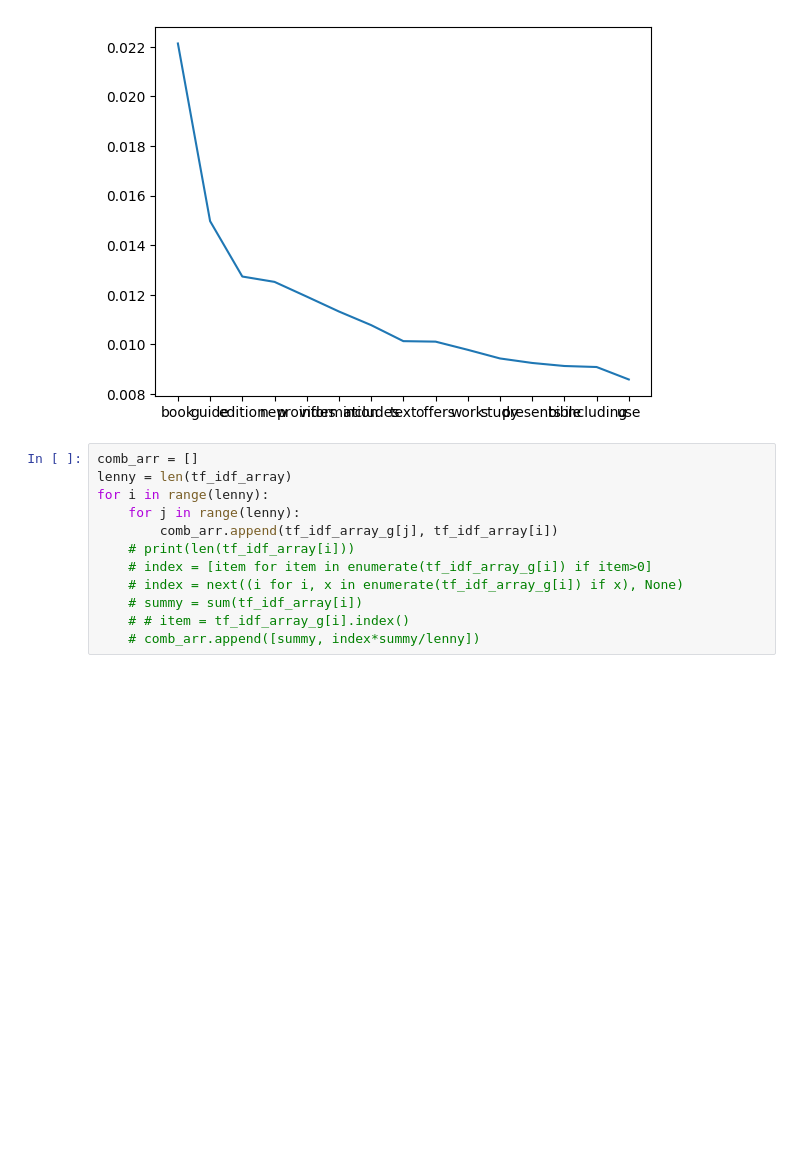
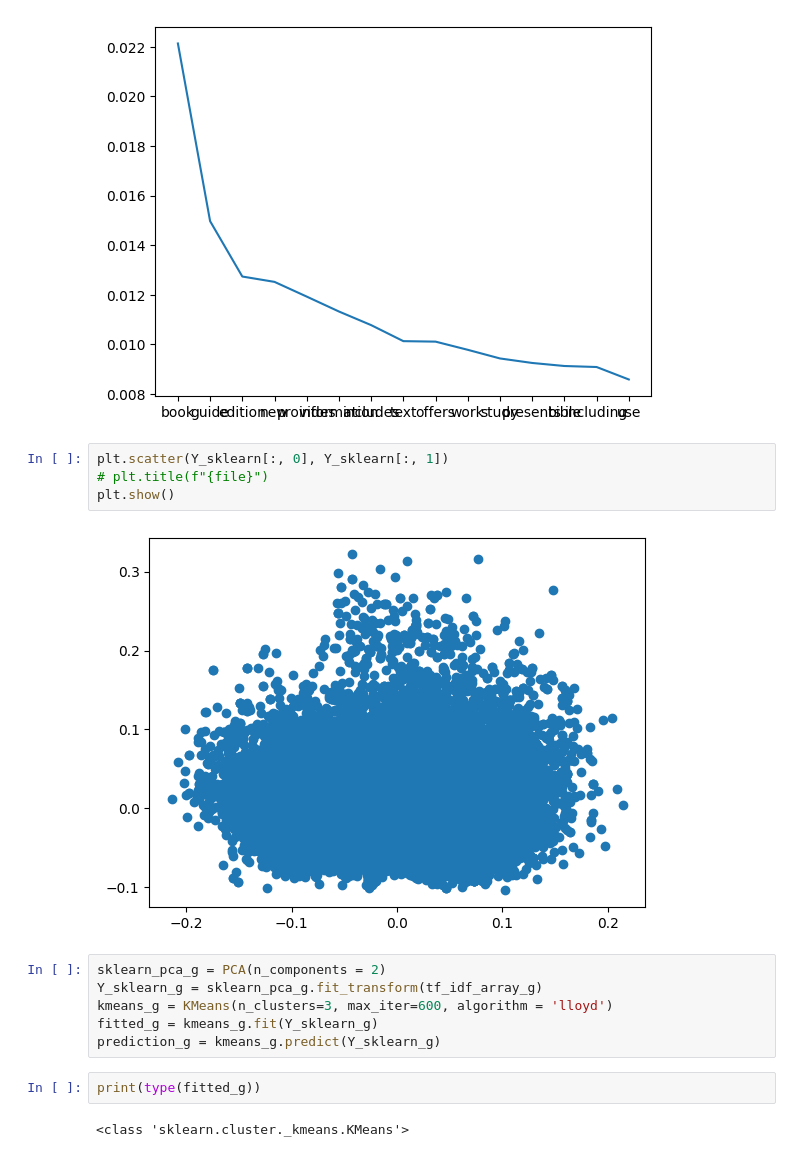
Before and after one commit to liljayr/CompTools, a Jupyter notebook: Data/knn.ipynb, the cells around one changed output. Cells and saved outputs as stored; diff of their text form; blank space fills up the shorter version.

```diff
--- a/Data/knn.ipynb
+++ b/Data/knn.ipynb
@@ -201,15 +246,19 @@ plt.plot(dfs[0]['features'], dfs[0]['score'])
 plt.show()
 # %% [output]
 [figure]
-# %%
-comb_arr = []
-lenny = len(tf_idf_array)
-for i in range(lenny):
-    for j in range(lenny):
-        comb_arr.append(tf_idf_array_g[j], tf_idf_array[i])
-    # print(len(tf_idf_array[i]))
-    # index = [item for item in enumerate(tf_idf_array_g[i]) if item>0]
-    # index = next((i for i, x in enumerate(tf_idf_array_g[i]) if x), None)
-    # summy = sum(tf_idf_array[i])
-    # # item = tf_idf_array_g[i].index()
-    # comb_arr.append([summy, index*summy/lenny])
+# %%
+plt.scatter(Y_sklearn[:, 0], Y_sklearn[:, 1])
+# plt.title(f"{file}")
+plt.show()
+# %% [output]
+[figure, added]
+# %%
+sklearn_pca_g = PCA(n_components = 2)
+Y_sklearn_g = sklearn_pca_g.fit_transform(tf_idf_array_g)
+kmeans_g = KMeans(n_clusters=3, max_iter=600, algorithm = 'lloyd')
+fitted_g = kmeans_g.fit(Y_sklearn_g)
+prediction_g = kmeans_g.predict(Y_sklearn_g)
+# %%
+print(type(fitted_g))
+# %% [output]
+<class 'sklearn.cluster._kmeans.KMeans'>
```
Also changed, not shown: parts of 17 cells of this notebook, 1 other file.
